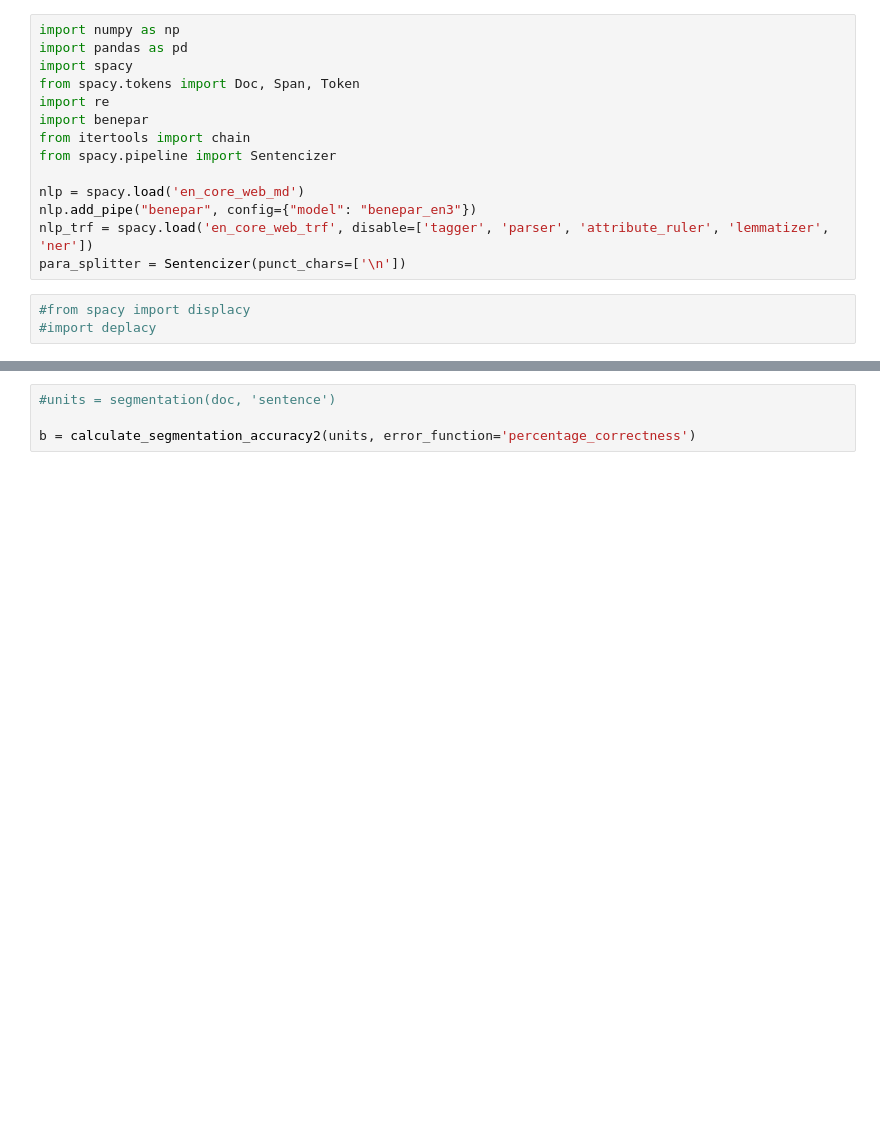
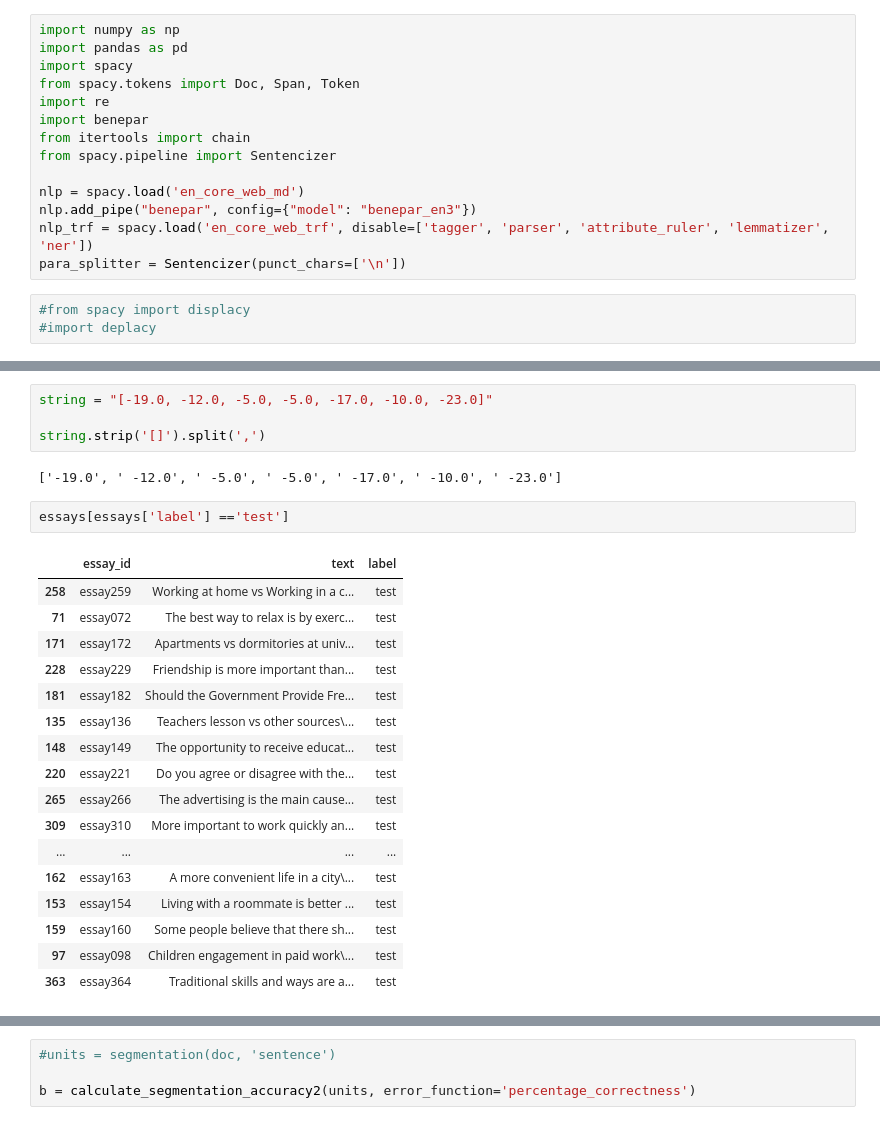
Before and after one commit to arturofigueroabim/research-case-2021, a Jupyter notebook: Experiments/ADU_Model_v13_07.03.2022.ipynb, the cells around one changed output, grey strips where cells are left out. Saved outputs shown, nothing was run; the diff lists cells and outputs as text; blank space fills up the shorter version.

```diff
--- a/Experiments/ADU_Model_v13_07.03.2022.ipynb
+++ b/Experiments/ADU_Model_v13_07.03.2022.ipynb
@@ -588,0 +599,26 @@ units = segmentation(doc, 'constituency1')
+# %%
+string = "[-19.0, -12.0, -5.0, -5.0, -17.0, -10.0, -23.0]"
+
+string.strip('[]').split(',')
+# %% [output]
+['-19.0', ' -12.0', ' -5.0', ' -5.0', ' -17.0', ' -10.0', ' -23.0']
+# %%
+essays[essays['label'] =='test']
+# %% [output]
+|  | essay_id | text | label |
+| 258 | essay259 | Working at home vs Working in a c... | test |
+| 71 | essay072 | The best way to relax is by exerc... | test |
+| 171 | essay172 | Apartments vs dormitories at univ... | test |
+| 228 | essay229 | Friendship is more important than... | test |
+| 181 | essay182 | Should the Government Provide Fre... | test |
+| 135 | essay136 | Teachers lesson vs other sources\... | test |
+| 148 | essay149 | The opportunity to receive educat... | test |
+| 220 | essay221 | Do you agree or disagree with the... | test |
+| 265 | essay266 | The advertising is the main cause... | test |
+| 309 | essay310 | More important to work quickly an... | test |
+| ... | ... | ... | ... |
+| 162 | essay163 | A more convenient life in a city\... | test |
+| 153 | essay154 | Living with a roommate is better ... | test |
+| 159 | essay160 | Some people believe that there sh... | test |
+| 97 | essay098 | Children engagement in paid work\... | test |
+| 363 | essay364 | Traditional skills and ways are a... | test |
```
Also changed, not shown: parts of 7 cells of this notebook.
